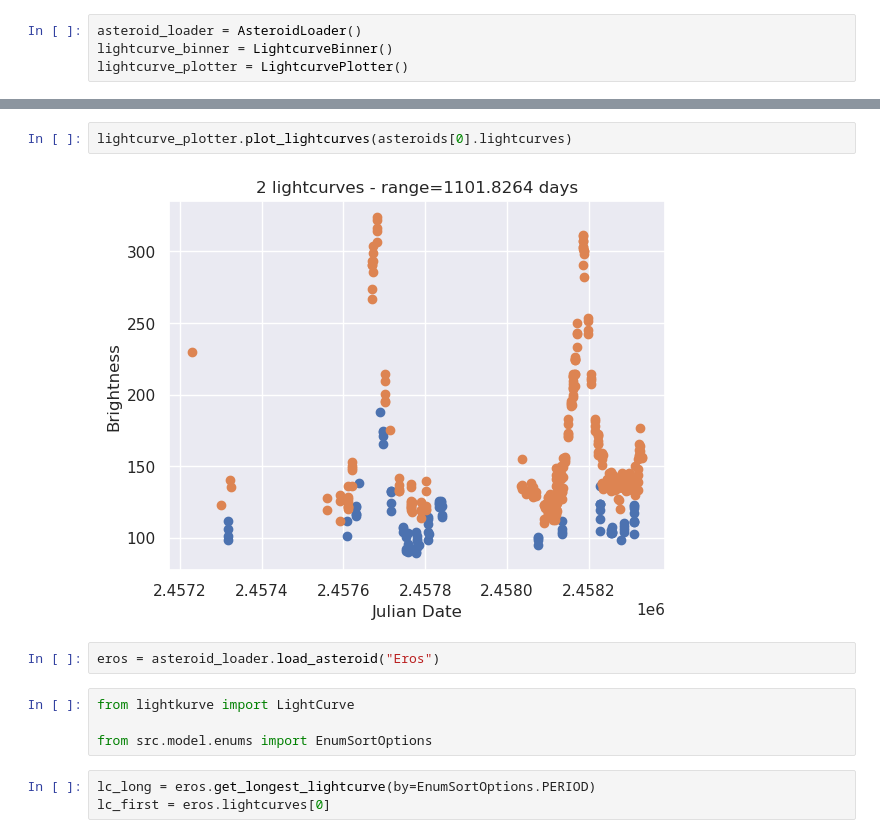
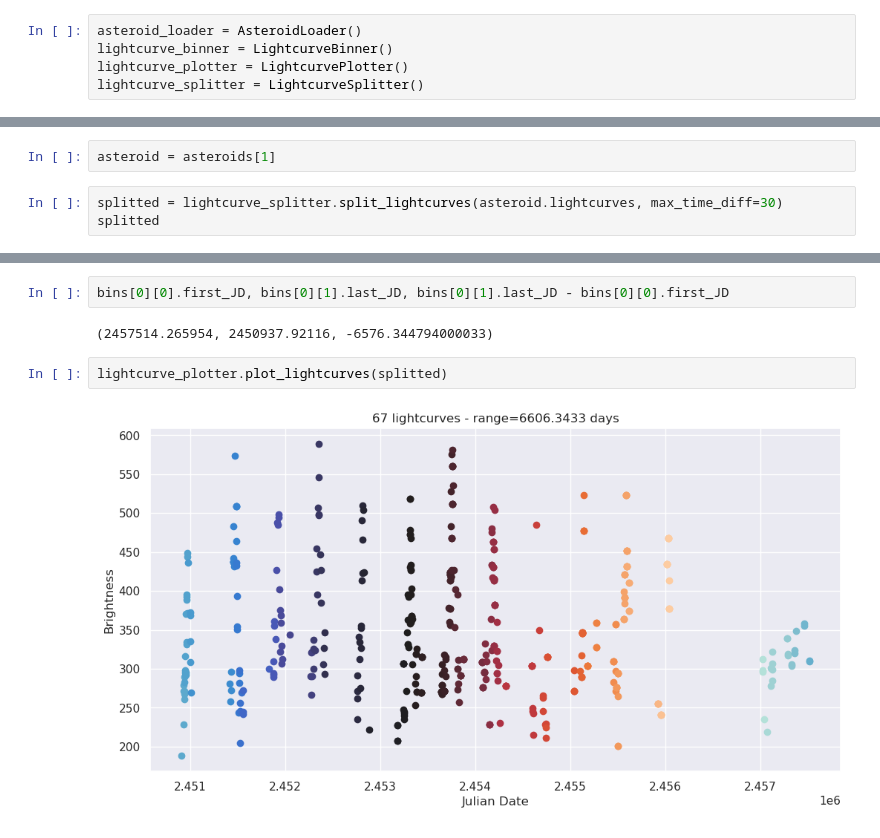
Before and after one commit to Vosloo/asteroid-lightcurves, a Jupyter notebook: stats.ipynb, the cells around one changed output, grey strips where cells are left out. Cells and saved outputs as stored; diff of their text form.

```diff
--- a/stats.ipynb
+++ b/stats.ipynb
@@ -4,6 +9,7 @@ from src.utils import AsteroidLoader, LightcurveBinner, LightcurvePlotter
 asteroid_loader = AsteroidLoader()
 lightcurve_binner = LightcurveBinner()
 lightcurve_plotter = LightcurvePlotter()
+lightcurve_splitter = LightcurveSplitter()
 # %%
 asteroids = [
     asteroid_loader.load_asteroid(name) for name in asteroid_loader.available_asteroids
@@ -27,3 +33,8 @@ asteroids
  Asteroid(id=4, name=Vesta, period=5.342124, lightcurves=169),
  Asteroid(id=12, name=Victoria, period=8.66034, lightcurves=54),
  Asteroid(id=50, name=Virginia, period=14.31233, lightcurves=45)]
+# %%
+asteroid = asteroids[1]
+# %%
+splitted = lightcurve_splitter.split_lightcurves(asteroid.lightcurves, max_time_diff=30)
+splitted
@@ -30,13 +80,8 @@ asteroids
+# %%
+bins[0][0].first_JD, bins[0][1].last_JD, bins[0][1].last_JD - bins[0][0].first_JD
+# %% [output]
+(2457514.265954, 2450937.92116, -6576.344794000033)
 # %%
-lightcurve_plotter.plot_lightcurves(asteroids[0].lightcurves)
+lightcurve_plotter.plot_lightcurves(splitted)
 # %% [output]
-[figure, old version]
+[figure, new version]
-# %%
-eros = asteroid_loader.load_asteroid("Eros")
-# %%
-from lightkurve import LightCurve
-
-from src.model.enums import EnumSortOptions
-# %%
-lc_long = eros.get_longest_lightcurve(by=EnumSortOptions.PERIOD)
-lc_first = eros.lightcurves[0]
```
Also changed, not shown: parts of 12 cells of this notebook.
